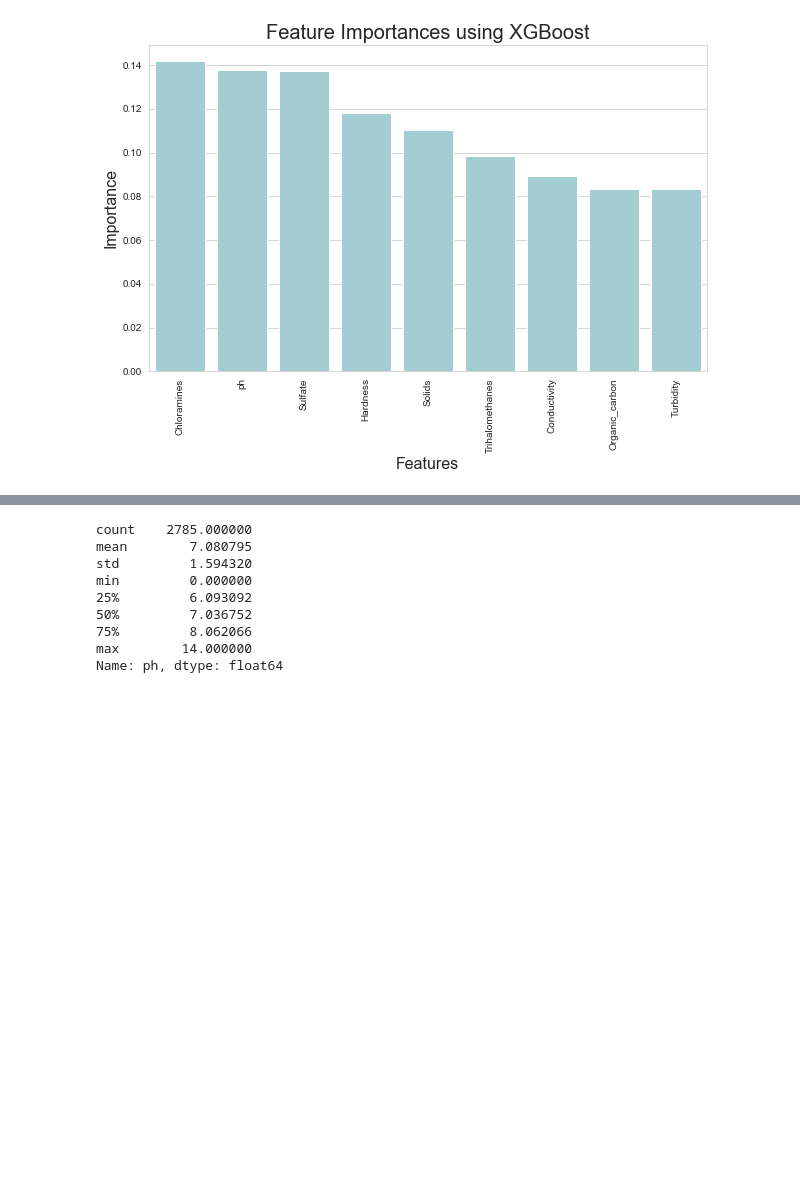
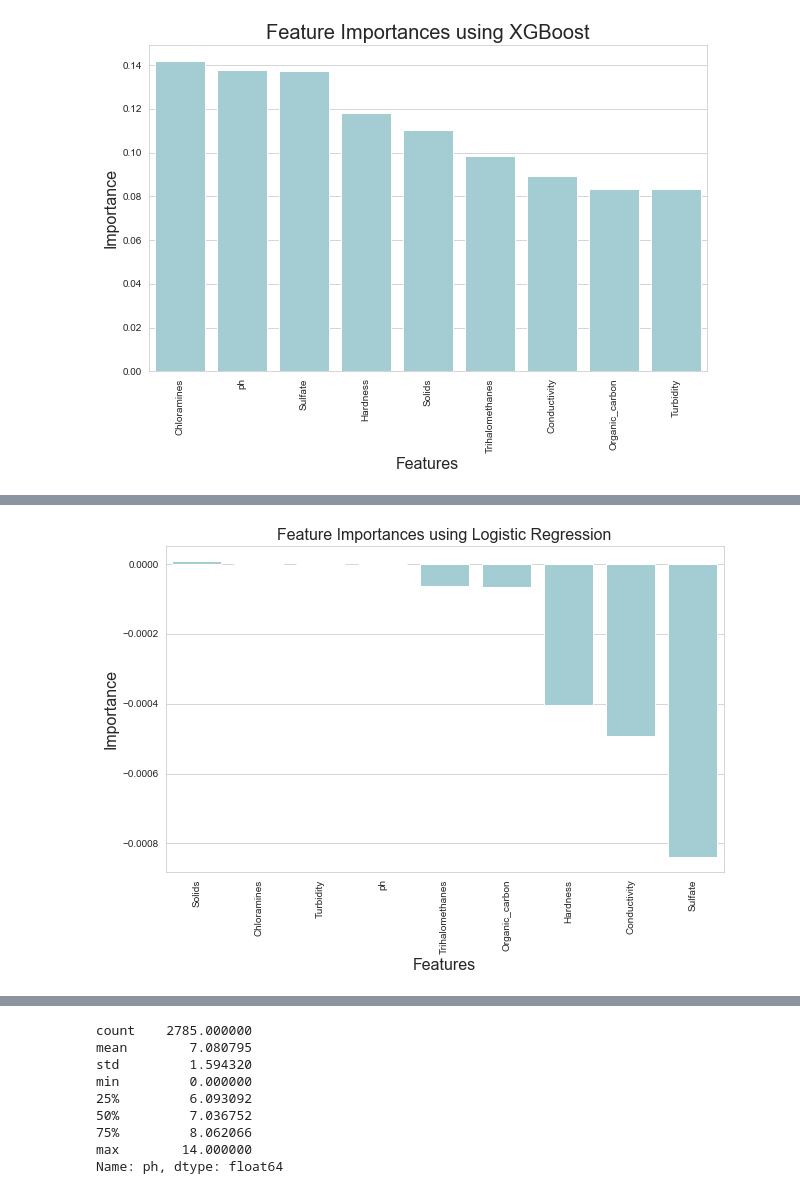
Before and after one commit to leoAshu/water-quality-assessment, a Jupyter notebook: notebooks/eda_master.ipynb, the cells around one changed output, grey strips where cells are left out. Drawn from its saved outputs; the diff is of its cells as text; code cells hidden in the pictures; blank space fills up the shorter version.

Commit message:
adds code for performing feature importance analysis using logistic regression

```diff
--- a/notebooks/eda_master.ipynb
+++ b/notebooks/eda_master.ipynb
@@ -140,3 +140,18 @@ plt.xticks(rotation='vertical')
 plt.show()
 # %% [output]
 [figure]
+# %%
+# feature importance analysis using Logistic Regression
+# instantiate an Logistic Regression model
+model = LogisticRegression()
+
+# training start
+print('training Logistic Regression...')
+start_time = time.time()
+
+# train the model
+model.fit(x, y)
+
+# training end
+end_time = time.time()
+print('training end:', '{:.2f}'.format(end_time - start_time), 'seconds elapsed!')
@@ -142,0 +161,25 @@ plt.show()
+# %%
+# create a mapping of features and feature importance
+imp_features_lr = pd.DataFrame(
+    {
+        'features': x.columns,
+        'importance': model.coef_[0]
+    }
+)
+
+# sort the features by their feature importance in descending order
+imp_features_lr = imp_features_lr.sort_values(by='importance', ascending=False)
+
+# plot the feature importance
+plt.figure(figsize=(10,6))
+
+ax = sns.barplot(x='features', y='importance', data=imp_features_lr, color='#9cd3db')
+
+plt.title('Feature Importances using Logistic Regression', size=16)
+plt.xlabel('Features', size=16)
+plt.ylabel('Importance', size=16)
+plt.xticks(rotation='vertical')
+
+plt.show()
+# %% [output]
+[figure, added]
```
Also changed, not shown: parts of 2 cells of this notebook.
